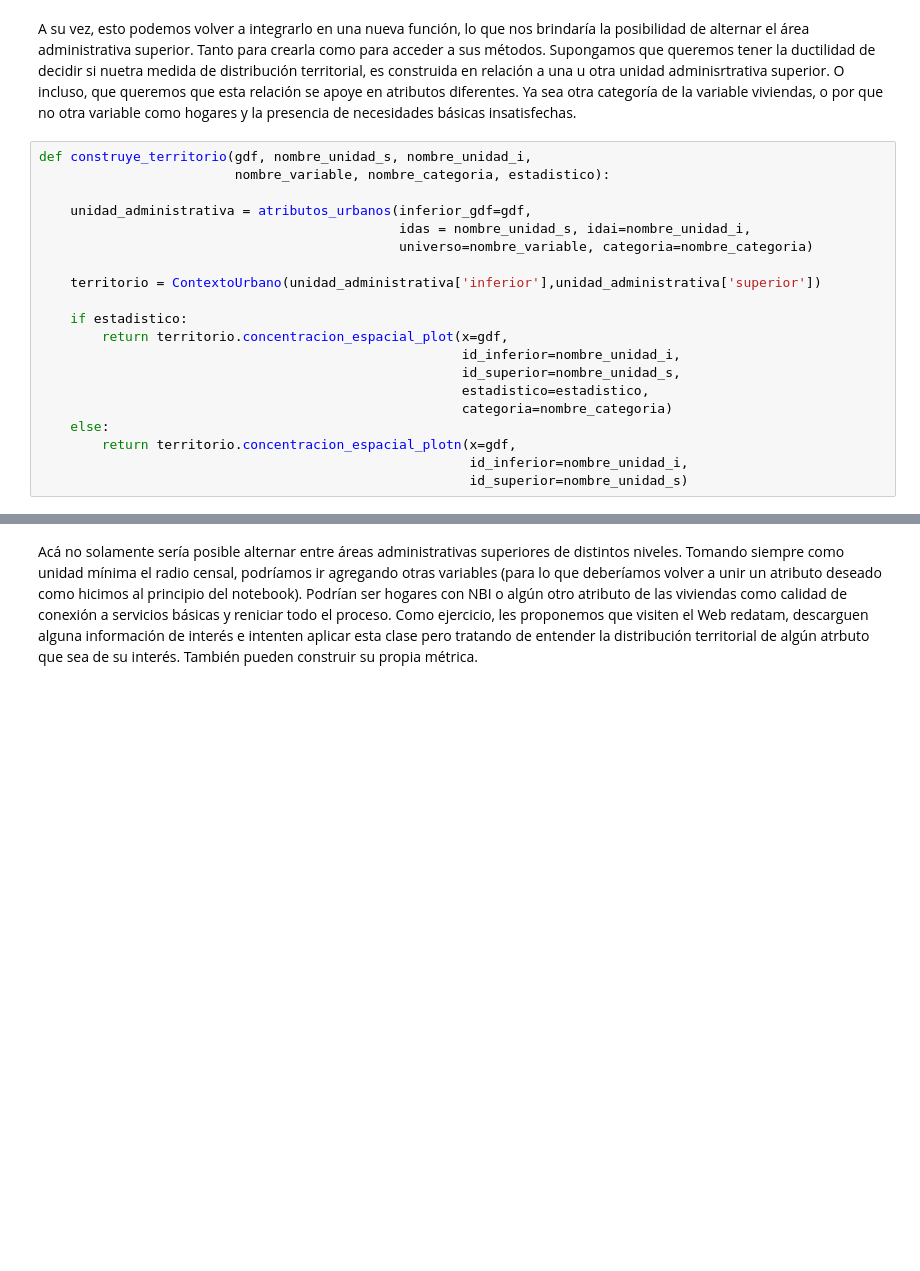
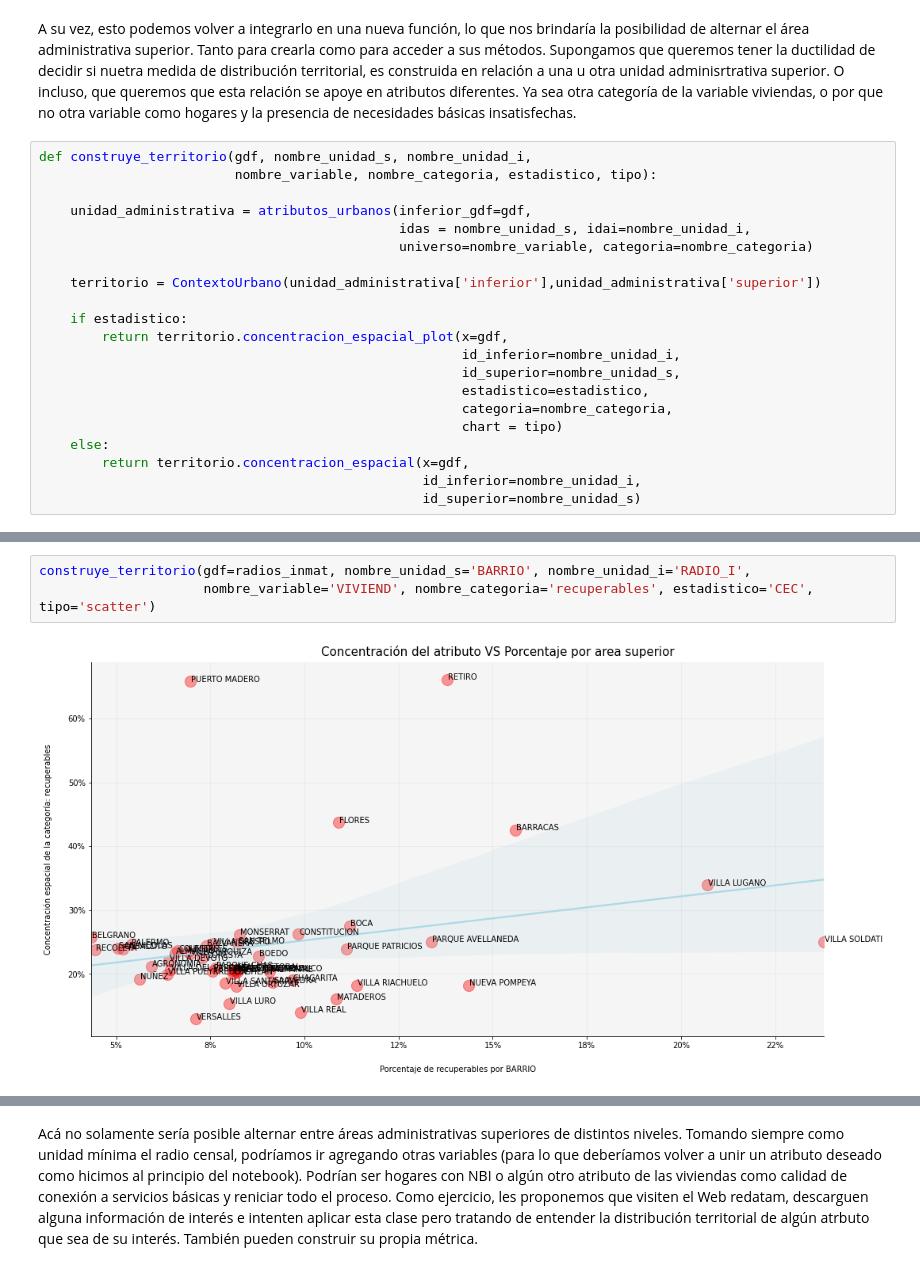
Before and after one commit to PyMap/AUPY, a Jupyter notebook: 03_practica_guiada_fuentes_secundarias.ipynb, the cells around one changed output, grey strips where cells are left out. Saved outputs shown, nothing was run; the diff lists cells and outputs as text; blank space fills up the shorter version.

```diff
--- a/03_practica_guiada_fuentes_secundarias.ipynb
+++ b/03_practica_guiada_fuentes_secundarias.ipynb
@@ -921,7 +1233,7 @@ territorio(x=radios_inmat,id_inferior='RADIO_I',id_superior='COMUNA',
 A su vez, esto podemos volver a integrarlo en una nueva función, lo que nos brindaría la posibilidad de alternar el área administrativa superior. Tanto para crearla como para acceder a sus métodos. Supongamos que queremos tener la ductilidad de decidir si nuetra medida de distribución territorial, es construida en relación a una u otra unidad adminisrtrativa superior. O incluso, que queremos que esta relación se apoye en atributos diferentes. Ya sea otra categoría de la variable viviendas, o por que no otra variable como hogares y la presencia de necesidades básicas insatisfechas.
 # %%
 def construye_territorio(gdf, nombre_unidad_s, nombre_unidad_i,
-                         nombre_variable, nombre_categoria, estadistico):
+                         nombre_variable, nombre_categoria, estadistico, tipo):
 
     unidad_administrativa = atributos_urbanos(inferior_gdf=gdf,
                                               idas = nombre_unidad_s, idai=nombre_unidad_i,
@@ -934,10 +1246,11 @@ def construye_territorio(gdf, nombre_unidad_s, nombre_unidad_i,
                                                       id_inferior=nombre_unidad_i,
                                                       id_superior=nombre_unidad_s,
                                                       estadistico=estadistico,
-                                                      categoria=nombre_categoria)
+                                                      categoria=nombre_categoria,
+                                                      chart = tipo)
     else:
-        return territorio.concentracion_espacial_plotn(x=gdf,
-                                                       id_inferior=nombre_unidad_i,
-                                                       id_superior=nombre_unidad_s)
+        return territorio.concentracion_espacial(x=gdf,
+                                                 id_inferior=nombre_unidad_i,
+                                                 id_superior=nombre_unidad_s)
 # %%
 construye_territorio(gdf=radios_inmat, nombre_unidad_s='BARRIO', nombre_unidad_i='RADIO_I',
@@ -945,4 +1258,9 @@ construye_territorio(gdf=radios_inmat, nombre_unidad_s='BARRIO', nombre_unidad_i
 # %% [output]
 [figure]
+# %%
+construye_territorio(gdf=radios_inmat, nombre_unidad_s='BARRIO', nombre_unidad_i='RADIO_I',
+                     nombre_variable='VIVIEND', nombre_categoria='recuperables', estadistico='CEC', tipo='scatter')
+# %% [output]
+[figure, added]
 # %%
 construye_territorio(gdf=radios_inmat, nombre_unidad_s='BARRIO', nombre_unidad_i='RADIO_I',
```
Also changed, not shown: parts of 79 cells of this notebook.
